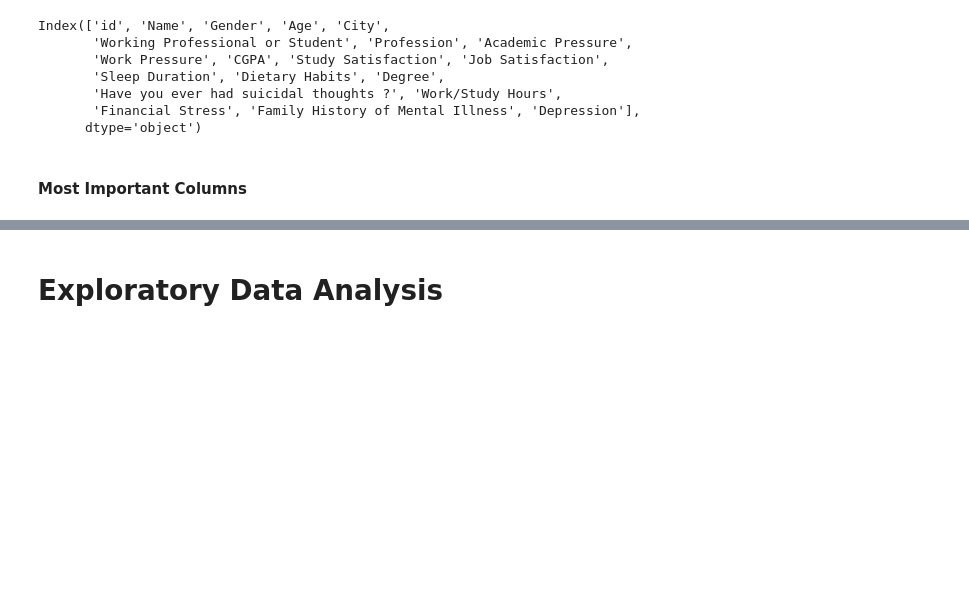
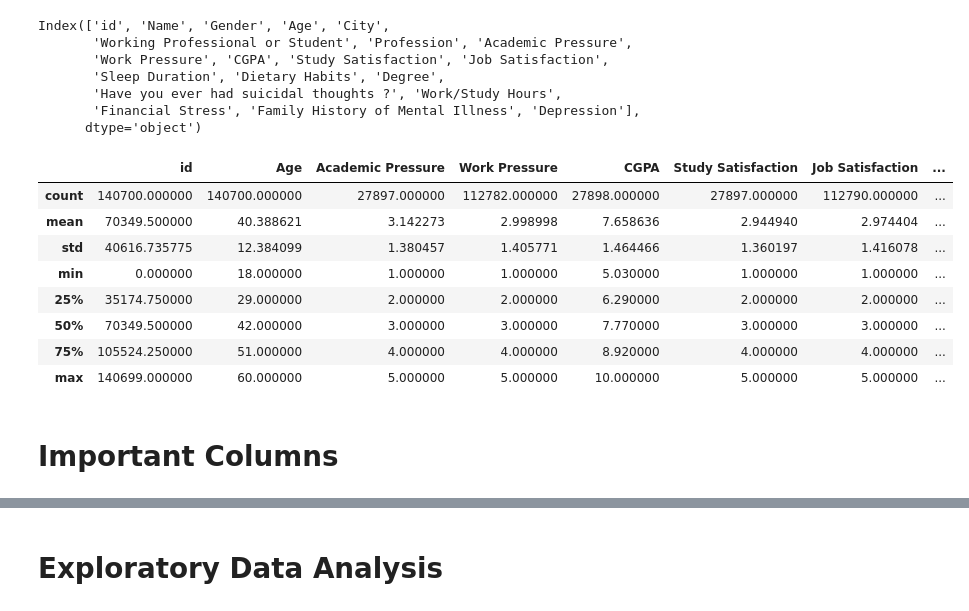
Before and after one commit to urielmartinez09/Project, a Jupyter notebook: Untitled.ipynb, the cells around one changed output, grey strips where cells are left out. Cells and saved outputs as stored; diff of their text form; code cells hidden in the pictures; blank space fills up the shorter version.

```diff
--- a/Untitled.ipynb
+++ b/Untitled.ipynb
@@ -54,8 +54,21 @@ Index(['id', 'Name', 'Gender', 'Age', 'City',
        'Have you ever had suicidal thoughts ?', 'Work/Study Hours',
        'Financial Stress', 'Family History of Mental Illness', 'Depression'],
       dtype='object')
+# %%
+DF.describe()
+# Describe
+# %% [output]
+|  | id | Age | Academic Pressure | Work Pressure | CGPA | Study Satisfaction | Job Satisfaction | ... |
+| count | 140700.000000 | 140700.000000 | 27897.000000 | 112782.000000 | 27898.000000 | 27897.000000 | 112790.000000 | ... |
+| mean | 70349.500000 | 40.388621 | 3.142273 | 2.998998 | 7.658636 | 2.944940 | 2.974404 | ... |
+| std | 40616.735775 | 12.384099 | 1.380457 | 1.405771 | 1.464466 | 1.360197 | 1.416078 | ... |
+| min | 0.000000 | 18.000000 | 1.000000 | 1.000000 | 5.030000 | 1.000000 | 1.000000 | ... |
+| 25% | 35174.750000 | 29.000000 | 2.000000 | 2.000000 | 6.290000 | 2.000000 | 2.000000 | ... |
+| 50% | 70349.500000 | 42.000000 | 3.000000 | 3.000000 | 7.770000 | 3.000000 | 3.000000 | ... |
+| 75% | 105524.250000 | 51.000000 | 4.000000 | 4.000000 | 8.920000 | 4.000000 | 4.000000 | ... |
+| max | 140699.000000 | 60.000000 | 5.000000 | 5.000000 | 10.000000 | 5.000000 | 5.000000 | ... |
 # %% [markdown]
-#### Most Important Columns
+# Important Columns
 # %%
 my_columns =['Name','Gender','Age','Sleep Duration','Dietary Habits','Have you ever had suicidal thoughts ?','Family History of Mental Illness','Depression']
 DF_new= DF[my_columns]
```
Also changed, not shown: parts of 11 cells of this notebook, 2 other files.
